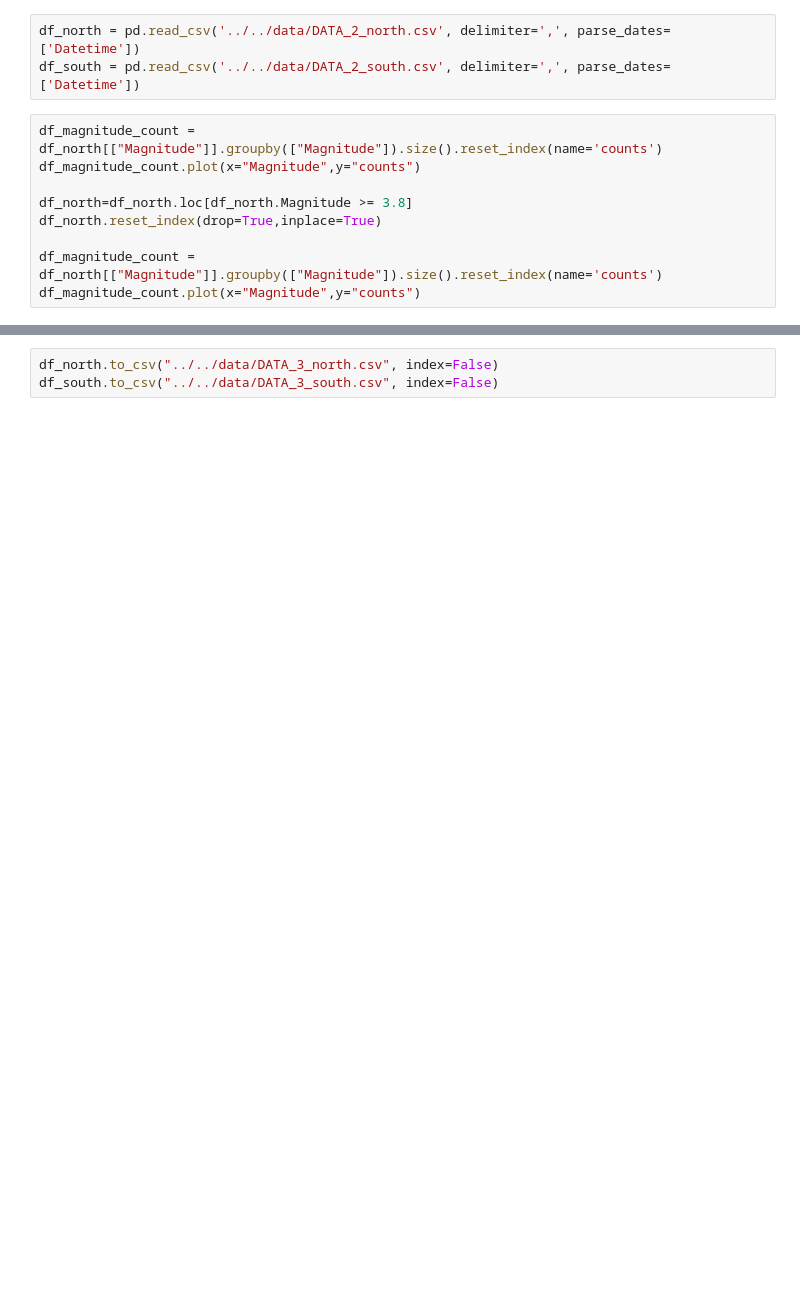
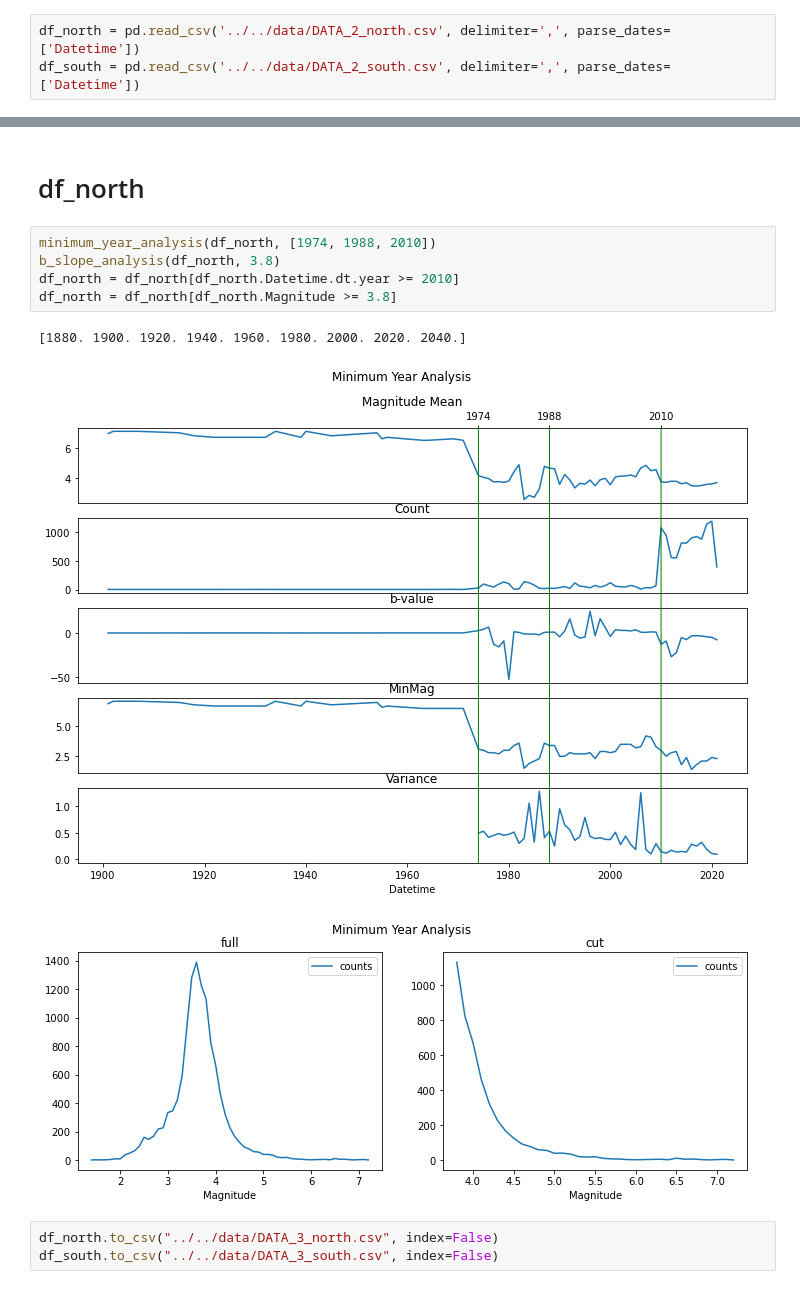
Before and after one commit to juadolfob/SeismicPrediction, a Jupyter notebook: notebooks/data_prep/5_mag_date_cutoff.ipynb, the cells around one changed output, grey strips where cells are left out. Saved outputs shown, nothing was run; the diff lists cells and outputs as text; blank space fills up the shorter version.

```diff
--- a/notebooks/data_prep/5_mag_date_cutoff.ipynb
+++ b/notebooks/data_prep/5_mag_date_cutoff.ipynb
@@ -7,12 +4,3 @@ from matplotlib.patches import ConnectionPatch
 # %%
 df_north = pd.read_csv('../../data/DATA_2_north.csv', delimiter=',', parse_dates=['Datetime'])
 df_south = pd.read_csv('../../data/DATA_2_south.csv', delimiter=',', parse_dates=['Datetime'])
-# %%
-df_magnitude_count = df_north[["Magnitude"]].groupby(["Magnitude"]).size().reset_index(name='counts')
-df_magnitude_count.plot(x="Magnitude",y="counts")
-
-df_north=df_north.loc[df_north.Magnitude >= 3.8]
-df_north.reset_index(drop=True,inplace=True)
-
-df_magnitude_count = df_north[["Magnitude"]].groupby(["Magnitude"]).size().reset_index(name='counts')
-df_magnitude_count.plot(x="Magnitude",y="counts")
@@ -116,3 +18,14 @@ df_south=df_south[df_south.Datetime.dt.year >= 2017]
+# %% [markdown]
+# df_north
+# %%
+minimum_year_analysis(df_north, [1974, 1988, 2010])
+b_slope_analysis(df_north, 3.8)
+df_north = df_north[df_north.Datetime.dt.year >= 2010]
+df_north = df_north[df_north.Magnitude >= 3.8]
+# %% [output]
+[1880. 1900. 1920. 1940. 1960. 1980. 2000. 2020. 2040.]
+[figure, added]
+[figure, added]
 # %%
 df_north.to_csv("../../data/DATA_3_north.csv", index=False)
 df_south.to_csv("../../data/DATA_3_south.csv", index=False)
```
Also changed, not shown: parts of 14 cells of this notebook, 3 other files.
